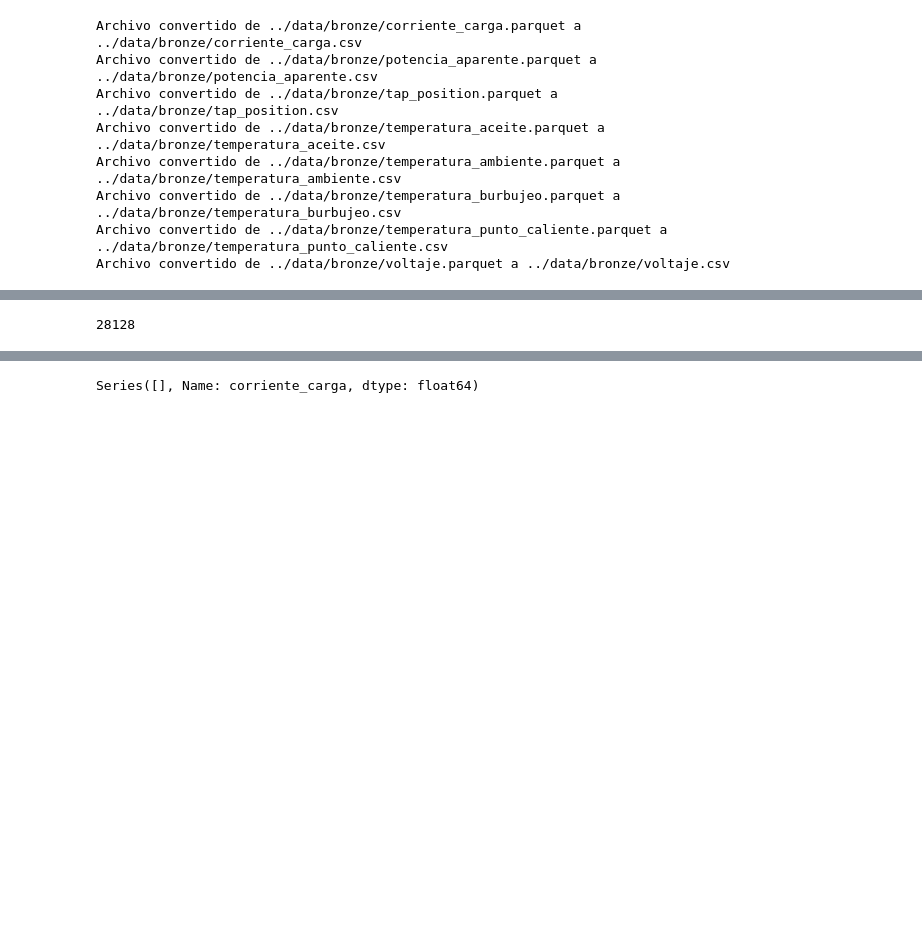
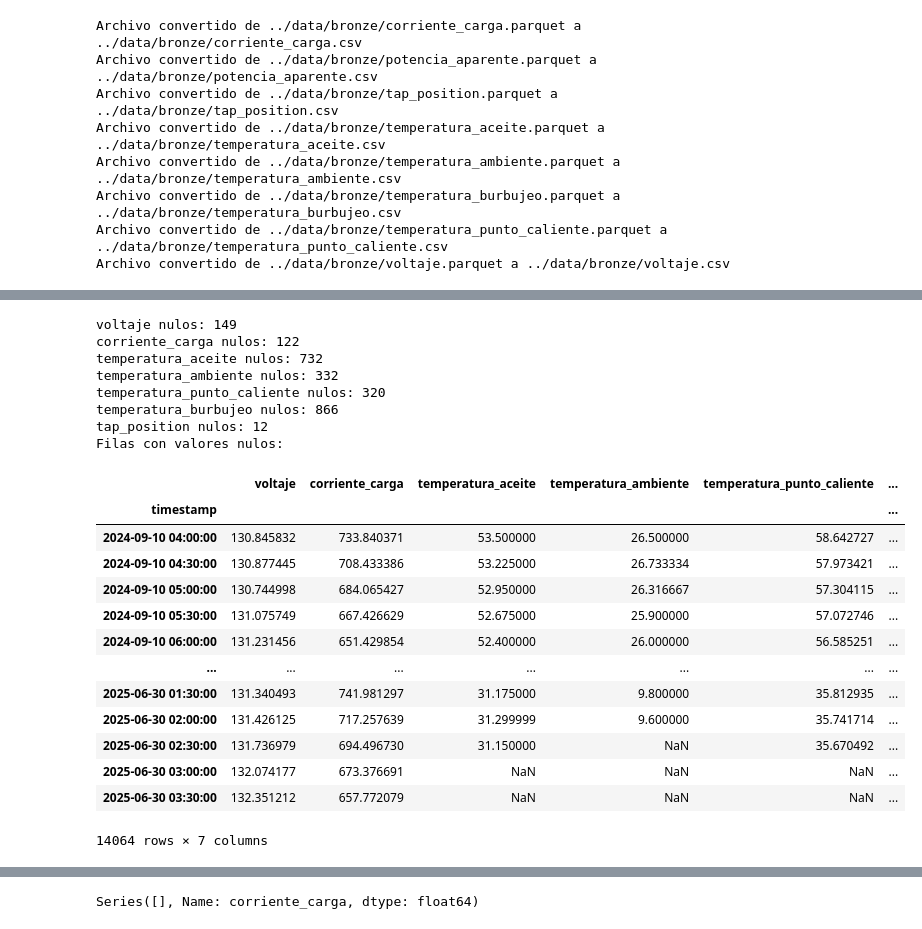
Before and after one commit to dannnmr/etl-predictivo, a Jupyter notebook: notebooks/transformacion.ipynb, the cells around one changed output, grey strips where cells are left out. Drawn from its saved outputs; the diff is of its cells as text; code cells hidden in the pictures; blank space fills up the shorter version.

```diff
--- a/notebooks/transformacion.ipynb
+++ b/notebooks/transformacion.ipynb
@@ -213,5 +331,35 @@ tamoooo 11864
 # %%
-df_silver=pd.read_parquet("../data/silver/silver_data.parquet")
-len(df_silver)
+df_silver=pd.read_parquet("../data/silver/silver_data30min.parquet")
+
+for col in df_silver.columns:
+    a = df_silver[col].isnull().sum()
+    print(f"{col} nulos: {a}")
+
+#imprimir las filas nulas
+print("Filas con valores nulos:")
 # %% [output]
-28128
+voltaje nulos: 149
+corriente_carga nulos: 122
+temperatura_aceite nulos: 732
+temperatura_ambiente nulos: 332
+temperatura_punto_caliente nulos: 320
+temperatura_burbujeo nulos: 866
+tap_position nulos: 12
+Filas con valores nulos:
+# %%
+df_silver
+# %% [output]
+|  | voltaje | corriente_carga | temperatura_aceite | temperatura_ambiente | temperatura_punto_caliente | ... |
+| timestamp |  |  |  |  |  | ... |
+| 2024-09-10 04:00:00 | 130.845832 | 733.840371 | 53.500000 | 26.500000 | 58.642727 | ... |
+| 2024-09-10 04:30:00 | 130.877445 | 708.433386 | 53.225000 | 26.733334 | 57.973421 | ... |
+| 2024-09-10 05:00:00 | 130.744998 | 684.065427 | 52.950000 | 26.316667 | 57.304115 | ... |
+| 2024-09-10 05:30:00 | 131.075749 | 667.426629 | 52.675000 | 25.900000 | 57.072746 | ... |
+| 2024-09-10 06:00:00 | 131.231456 | 651.429854 | 52.400000 | 26.000000 | 56.585251 | ... |
+| ... | ... | ... | ... | ... | ... | ... |
+| 2025-06-30 01:30:00 | 131.340493 | 741.981297 | 31.175000 | 9.800000 | 35.812935 | ... |
+| 2025-06-30 02:00:00 | 131.426125 | 717.257639 | 31.299999 | 9.600000 | 35.741714 | ... |
+| 2025-06-30 02:30:00 | 131.736979 | 694.496730 | 31.150000 | NaN | 35.670492 | ... |
+| 2025-06-30 03:00:00 | 132.074177 | 673.376691 | NaN | NaN | NaN | ... |
+| 2025-06-30 03:30:00 | 132.351212 | 657.772079 | NaN | NaN | NaN | ... |
+14064 rows × 7 columns
```
Also changed, not shown: parts of 17 cells of this notebook, 3 other files.
